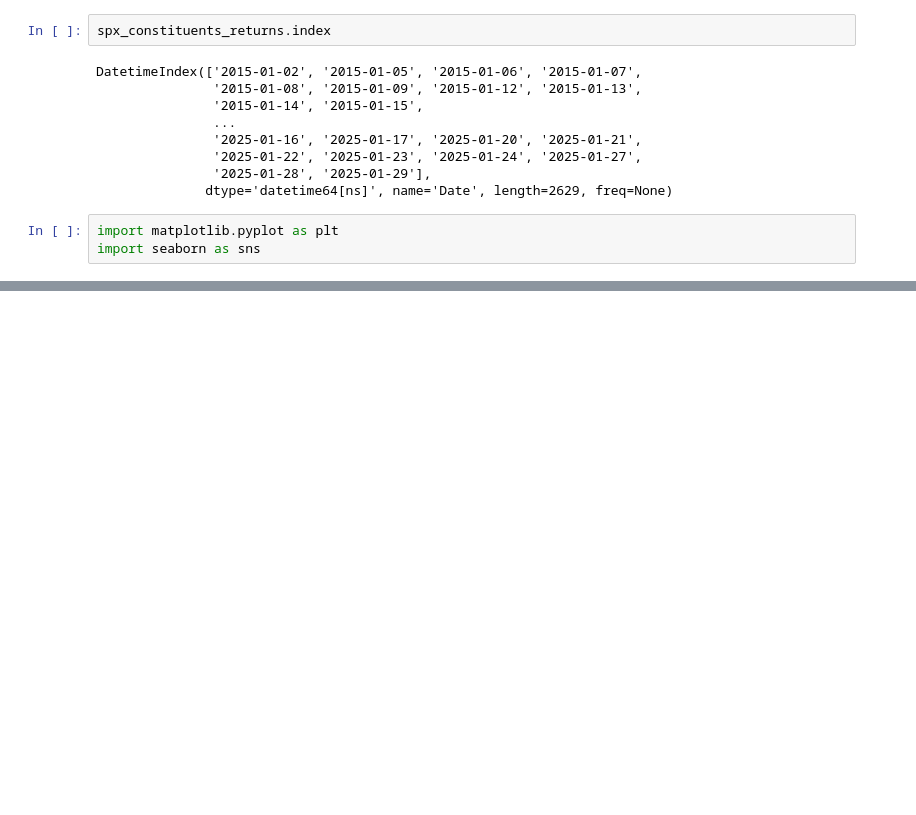
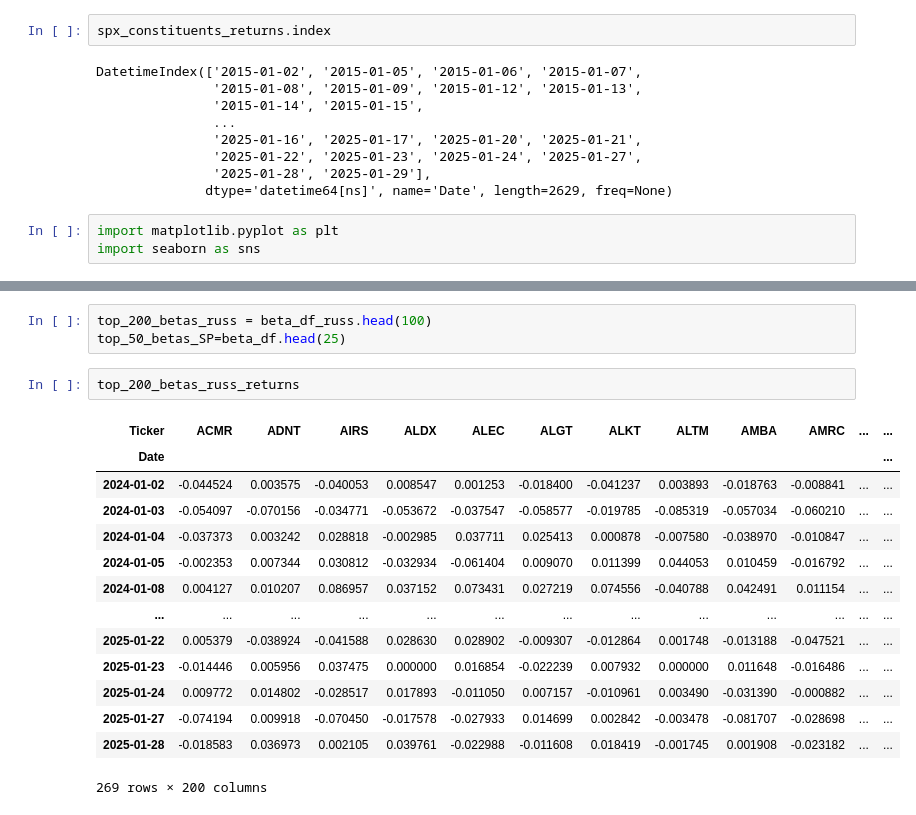
Before and after one commit to tryt0c0de/SMB_IAQF, a Jupyter notebook: beta_weighted_test.ipynb, the cells around one changed output, grey strips where cells are left out. Drawn from its saved outputs; the diff is of its cells as text; blank space fills up the shorter version.

```diff
--- a/beta_weighted_test.ipynb
+++ b/beta_weighted_test.ipynb
@@ -209,0 +300,20 @@ plt.plot(cum_returns_top_50, label="Top 50 Betas")
+# %%
+top_200_betas_russ = beta_df_russ.head(100)
+top_50_betas_SP=beta_df.head(25)
+# %%
+top_200_betas_russ_returns
+# %% [output]
+| Ticker | ACMR | ADNT | AIRS | ALDX | ALEC | ALGT | ALKT | ALTM | AMBA | AMRC | ... | ... |
+| Date |  |  |  |  |  |  |  |  |  |  |  | ... |
+| 2024-01-02 | -0.044524 | 0.003575 | -0.040053 | 0.008547 | 0.001253 | -0.018400 | -0.041237 | 0.003893 | -0.018763 | -0.008841 | ... | ... |
+| 2024-01-03 | -0.054097 | -0.070156 | -0.034771 | -0.053672 | -0.037547 | -0.058577 | -0.019785 | -0.085319 | -0.057034 | -0.060210 | ... | ... |
+| 2024-01-04 | -0.037373 | 0.003242 | 0.028818 | -0.002985 | 0.037711 | 0.025413 | 0.000878 | -0.007580 | -0.038970 | -0.010847 | ... | ... |
+| 2024-01-05 | -0.002353 | 0.007344 | 0.030812 | -0.032934 | -0.061404 | 0.009070 | 0.011399 | 0.044053 | 0.010459 | -0.016792 | ... | ... |
+| 2024-01-08 | 0.004127 | 0.010207 | 0.086957 | 0.037152 | 0.073431 | 0.027219 | 0.074556 | -0.040788 | 0.042491 | 0.011154 | ... | ... |
+| ... | ... | ... | ... | ... | ... | ... | ... | ... | ... | ... | ... | ... |
+| 2025-01-22 | 0.005379 | -0.038924 | -0.041588 | 0.028630 | 0.028902 | -0.009307 | -0.012864 | 0.001748 | -0.013188 | -0.047521 | ... | ... |
+| 2025-01-23 | -0.014446 | 0.005956 | 0.037475 | 0.000000 | 0.016854 | -0.022239 | 0.007932 | 0.000000 | 0.011648 | -0.016486 | ... | ... |
+| 2025-01-24 | 0.009772 | 0.014802 | -0.028517 | 0.017893 | -0.011050 | 0.007157 | -0.010961 | 0.003490 | -0.031390 | -0.000882 | ... | ... |
+| 2025-01-27 | -0.074194 | 0.009918 | -0.070450 | -0.017578 | -0.027933 | 0.014699 | 0.002842 | -0.003478 | -0.081707 | -0.028698 | ... | ... |
+| 2025-01-28 | -0.018583 | 0.036973 | 0.002105 | 0.039761 | -0.022988 | -0.011608 | 0.018419 | -0.001745 | 0.001908 | -0.023182 | ... | ... |
+269 rows × 200 columns
```
Also changed, not shown: parts of 17 cells of this notebook, 4 other files.
